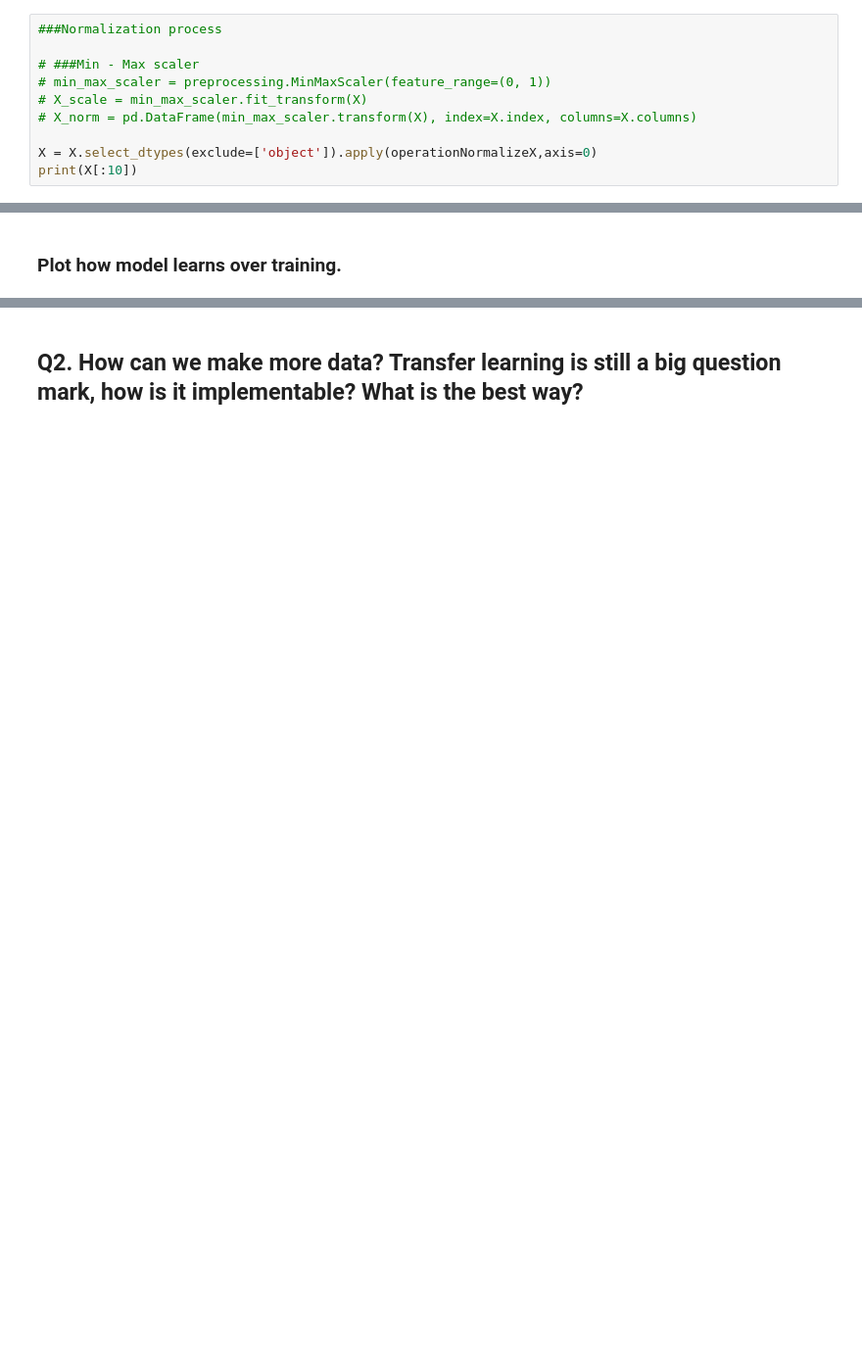
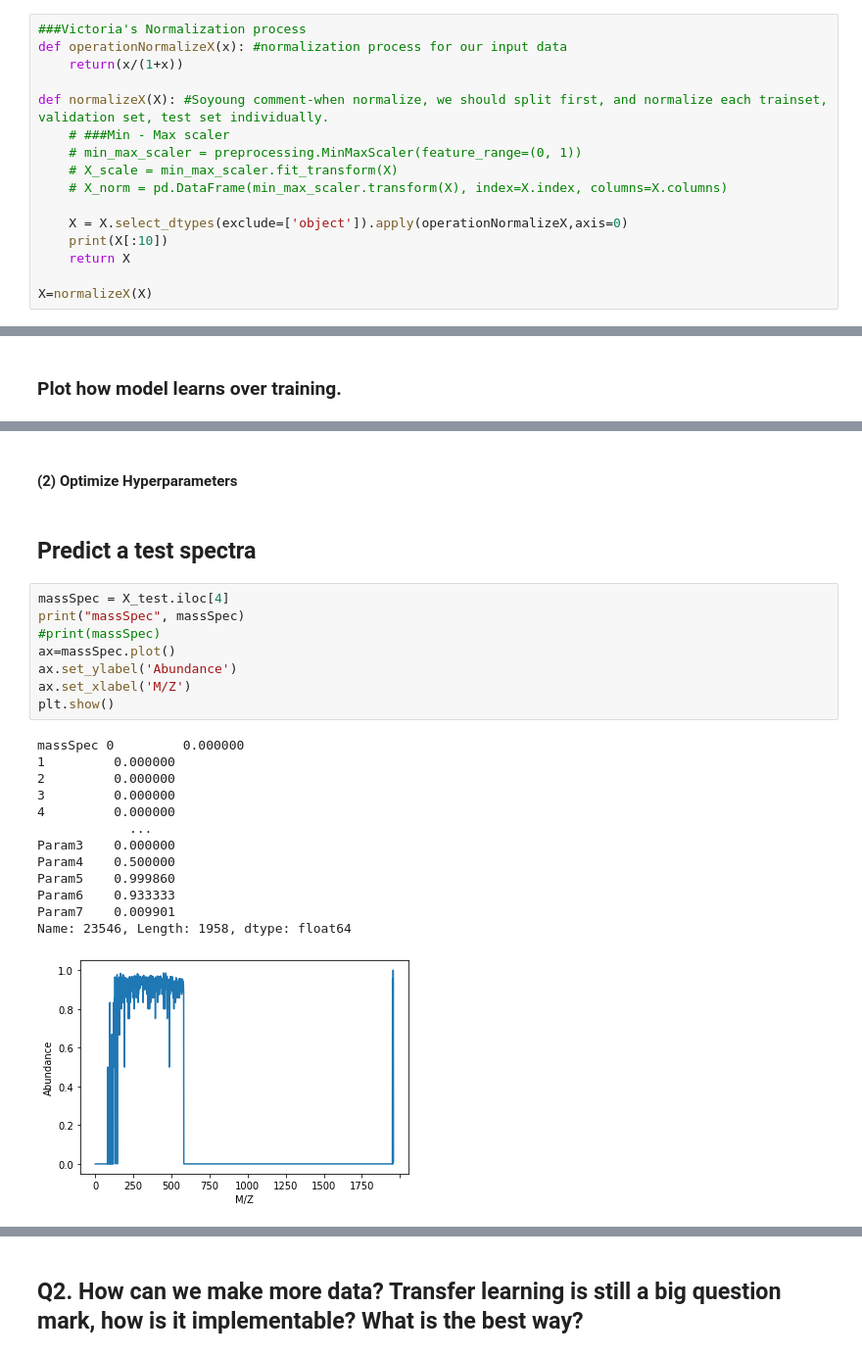
Before and after one commit to parksoy/DAMADAY2020_NASA, a Jupyter notebook: SoyoungAppendToVDP.ipynb, the cells around one changed output, grey strips where cells are left out. Shown at 98% size. Cells and saved outputs as stored; diff of their text form; blank space fills up the shorter version.

Commit message:
Re-preprocessing for NN

```diff
--- a/SoyoungAppendToVDP.ipynb
+++ b/SoyoungAppendToVDP.ipynb
@@ -228,13 +296,19 @@ List of the different 6 labels:
 # %%
-###Normalization process
+###Victoria's Normalization process
+def operationNormalizeX(x): #normalization process for our input data
+    return(x/(1+x))
 
-# ###Min - Max scaler
-# min_max_scaler = preprocessing.MinMaxScaler(feature_range=(0, 1))
-# X_scale = min_max_scaler.fit_transform(X)
-# X_norm = pd.DataFrame(min_max_scaler.transform(X), index=X.index, columns=X.columns)
+def normalizeX(X): #Soyoung comment-when normalize, we should split first, and normalize each trainset, validation set, test set individually.
+    # ###Min - Max scaler
+    # min_max_scaler = preprocessing.MinMaxScaler(feature_range=(0, 1))
+    # X_scale = min_max_scaler.fit_transform(X)
+    # X_norm = pd.DataFrame(min_max_scaler.transform(X), index=X.index, columns=X.columns)
 
-X = X.select_dtypes(exclude=['object']).apply(operationNormalizeX,axis=0)
-print(X[:10])
+    X = X.select_dtypes(exclude=['object']).apply(operationNormalizeX,axis=0)
+    print(X[:10])
+    return X
+
+X=normalizeX(X)
 # %% [output]
      0    1    2    3    4    5    6    7    8    9  ...  1948  1949  1950  \
 0  0.0  0.0  0.0  0.0  0.0  0.0  0.0  0.0  0.0  0.0  ...   0.0   0.0   0.0
@@ -395,0 +544,26 @@ test_acc 0.18396402895450592
+# %% [markdown]
+#### (2) Optimize Hyperparameters
+# %% [markdown]
+## Predict a test spectra
+# %%
+massSpec = X_test.iloc[4]
+print("massSpec", massSpec)
+#print(massSpec)
+ax=massSpec.plot()
+ax.set_ylabel('Abundance')
+ax.set_xlabel('M/Z')
+plt.show()
+# %% [output]
+massSpec 0         0.000000
+1         0.000000
+2         0.000000
+3         0.000000
+4         0.000000
+            ...
+Param3    0.000000
+Param4    0.500000
+Param5    0.999860
+Param6    0.933333
+Param7    0.009901
+Name: 23546, Length: 1958, dtype: float64
+[figure, added]
```
Also changed, not shown: parts of 40 cells of this notebook.
